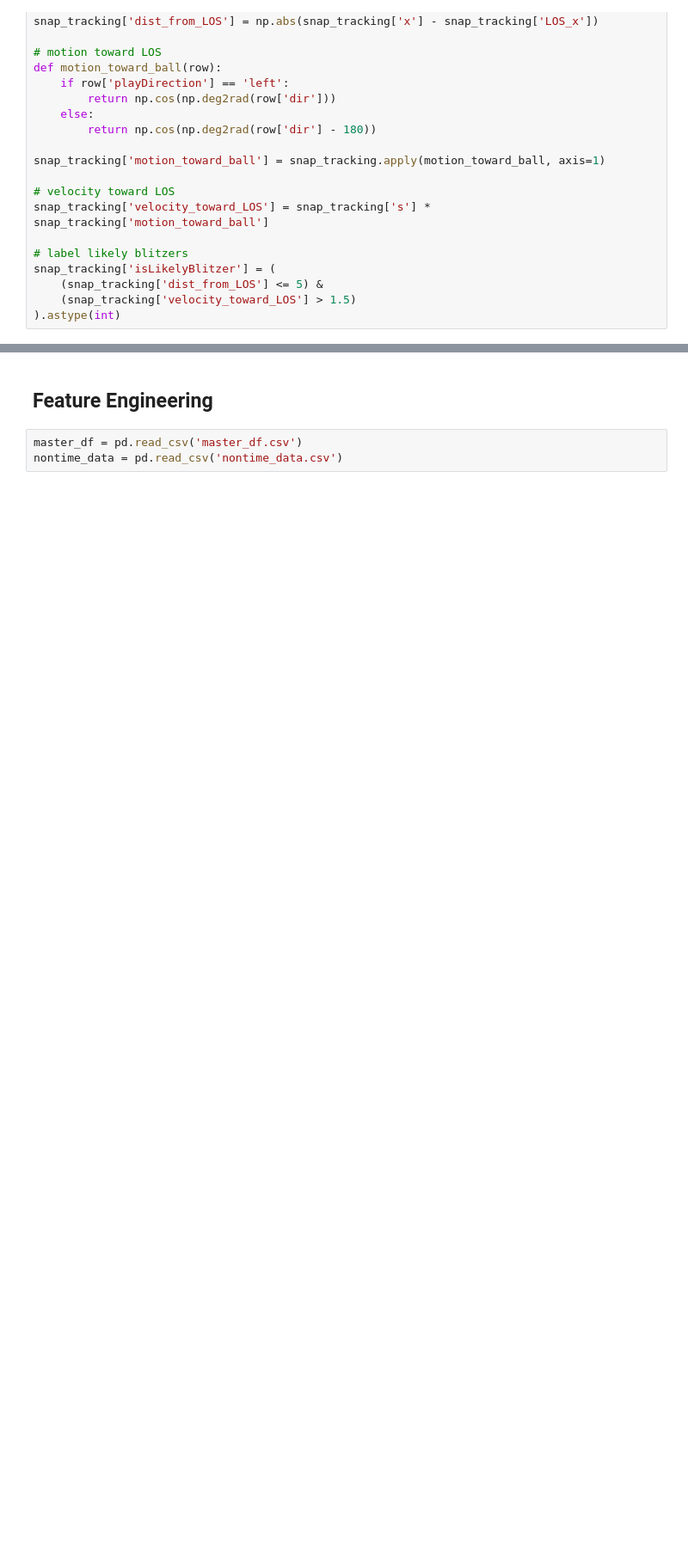
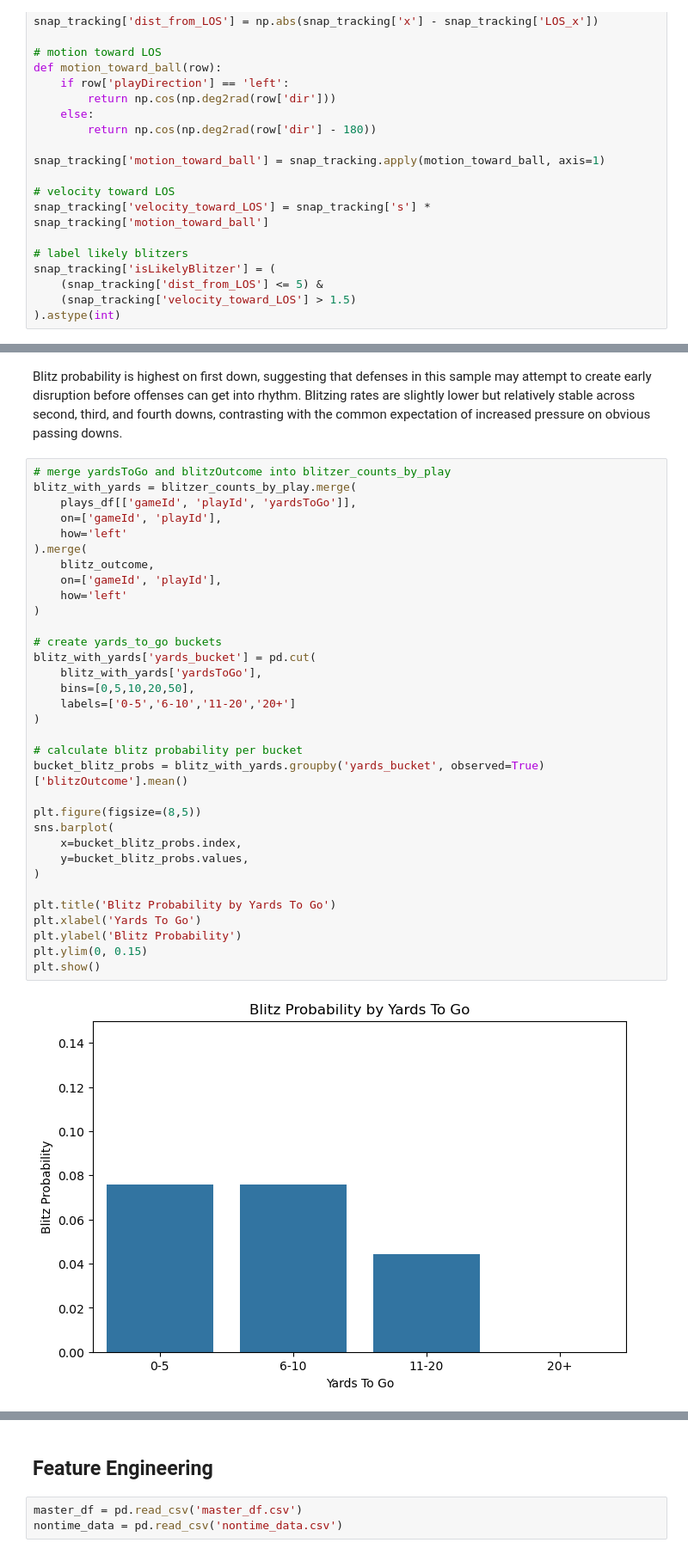
Before and after one commit to tgarity/blitzprediction, a Jupyter notebook: final_project.ipynb, the cells around one changed output, grey strips where cells are left out. Shown: that part at 86% size. Saved outputs shown, nothing was run; the diff lists cells and outputs as text; blank space fills up the shorter version.

```diff
--- a/final_project.ipynb
+++ b/final_project.ipynb
@@ -629,0 +655,37 @@ Plays with one or more likely blitzers occur much less frequently, and instances
+# %% [markdown]
+Blitz probability is highest on first down, suggesting that defenses in this sample may attempt to create early disruption before offenses can get into rhythm. Blitzing rates are slightly lower but relatively stable across second, third, and fourth downs, contrasting with the common expectation of increased pressure on obvious passing downs.
+# %%
+# merge yardsToGo and blitzOutcome into blitzer_counts_by_play
+blitz_with_yards = blitzer_counts_by_play.merge(
+    plays_df[['gameId', 'playId', 'yardsToGo']],
+    on=['gameId', 'playId'],
+    how='left'
+).merge(
+    blitz_outcome,
+    on=['gameId', 'playId'],
+    how='left'
+)
+
+# create yards_to_go buckets
+blitz_with_yards['yards_bucket'] = pd.cut(
+    blitz_with_yards['yardsToGo'],
+    bins=[0,5,10,20,50],
+    labels=['0-5','6-10','11-20','20+']
+)
+
+# calculate blitz probability per bucket
+bucket_blitz_probs = blitz_with_yards.groupby('yards_bucket', observed=True)['blitzOutcome'].mean()
+
+plt.figure(figsize=(8,5))
+sns.barplot(
+    x=bucket_blitz_probs.index,
+    y=bucket_blitz_probs.values,
+)
+
+plt.title('Blitz Probability by Yards To Go')
+plt.xlabel('Yards To Go')
+plt.ylabel('Blitz Probability')
+plt.ylim(0, 0.15)
+plt.show()
+# %% [output]
+[figure, added]
```
Also changed, not shown: parts of 34 cells of this notebook.
